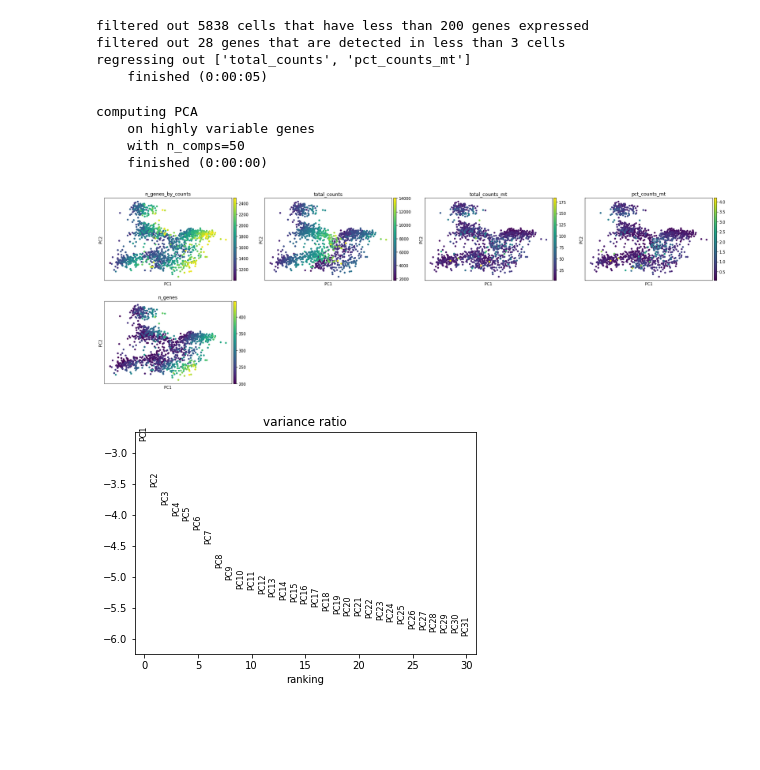
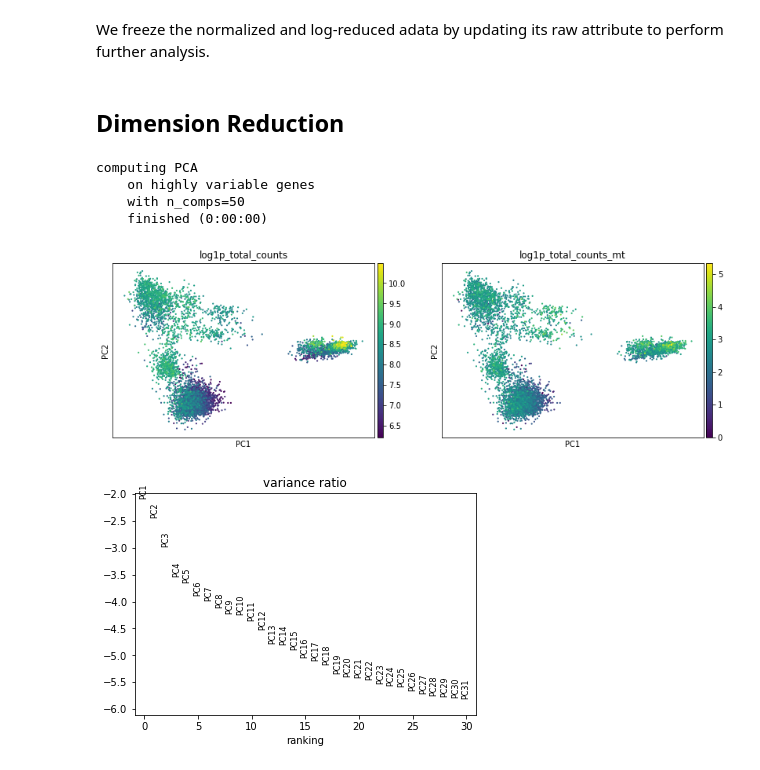
Before and after one commit to CalamandMaxence/Project-BIOENG420, a Jupyter notebook: maxence.ipynb, the cells around one changed output. Drawn from its saved outputs; the diff is of its cells as text; code cells hidden in the pictures; blank space fills up the shorter version.

```diff
--- a/maxence.ipynb
+++ b/maxence.ipynb
@@ -33,0 +23,4 @@ AnnData object with n_obs × n_vars = 7549 × 11944
+# %%
+adata.var['mt'] = adata.var_names.str.startswith('mt:')
+adata.var['ribo'] = adata.var_names.str.startswith(("RPS", "RPL"))
+sc.pp.calculate_qc_metrics(adata, qc_vars=['mt','ribo'], percent_top=[20], log1p=True, inplace=True)
@@ -33,0 +39,6 @@ AnnData object with n_obs × n_vars = 7549 × 11944
+# %%
+sc.pp.filter_cells(adata, min_genes=100)
+sc.pp.filter_genes(adata, min_cells=3)
+adata = adata[adata.obs["pct_counts_mt"] <= 1, :]
+
+sc.pl.scatter(adata, "total_counts", "n_genes_by_counts", color="pct_counts_mt")
@@ -40,3 +76,0 @@ normalizing counts per cell
-# %%
-dfsc.var['mt'] = dfsc.var_names.str.startswith('mt:')
-sc.pp.calculate_qc_metrics(dfsc, qc_vars=['mt'], percent_top=None, log1p=False, inplace=True)
@@ -77,25 +77,19 @@ dfsc.raw = dfsc
-# %%
-sc.pp.filter_cells(dfsc, min_genes=200)
-sc.pp.filter_genes(dfsc, min_cells=3)
-
-dfsc = dfsc[:, dfsc.var.highly_variable]
-sc.pp.regress_out(dfsc, ['total_counts', 'pct_counts_mt'])
-sc.pp.scale(dfsc, max_value=10)
-# %% [output]
-filtered out 5838 cells that have less than 200 genes expressed
-filtered out 28 genes that are detected in less than 3 cells
-regressing out ['total_counts', 'pct_counts_mt']
-    finished (0:00:05)
+# %% [markdown]
+We freeze the normalized and log-reduced adata by updating its raw attribute to perform further analysis.
+# %%
+adata.raw = adata
+# %% [markdown]
+## Dimension Reduction
 # %%
-sc.tl.pca(dfsc, svd_solver='arpack')
-sc.pl.pca(dfsc,color=['n_genes_by_counts','total_counts','total_counts_mt','pct_counts_mt','n_genes'])
+sc.tl.pca(adata, svd_solver='arpack', use_highly_variable=True)
+sc.pl.pca(adata,color=['log1p_total_counts','log1p_total_counts_mt'])
 # %% [output]
 computing PCA
     on highly variable genes
     with n_comps=50
     finished (0:00:00)
-[figure, old version]
+[figure, new version]
 # %%
-sc.pl.pca_variance_ratio(dfsc, log=True)
+sc.pl.pca_variance_ratio(adata, log=True)
 # %% [output]
-[figure, old version]
+[figure, new version]
```
Also changed, not shown: parts of 23 cells of this notebook.
